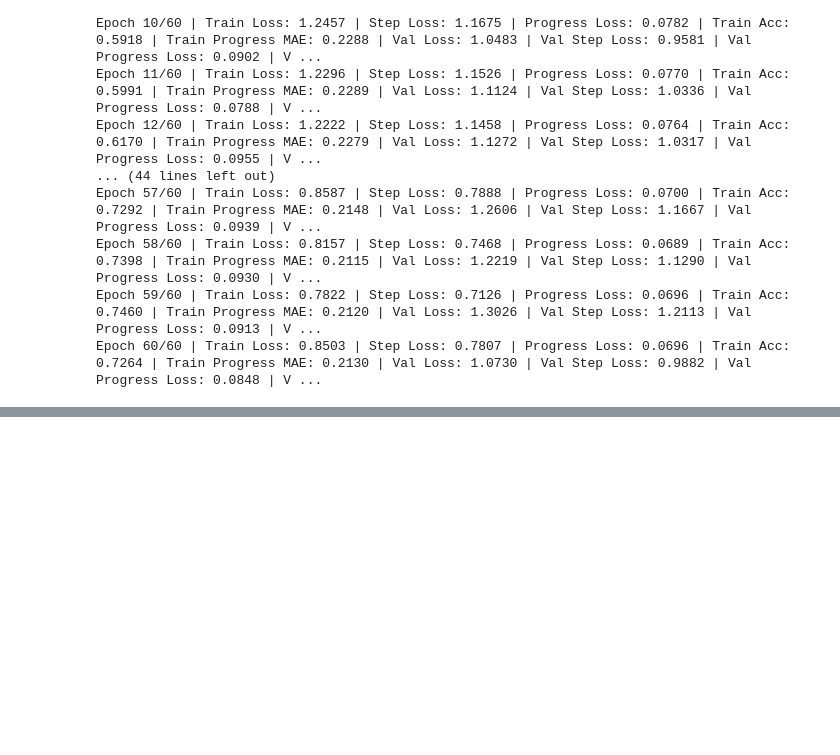
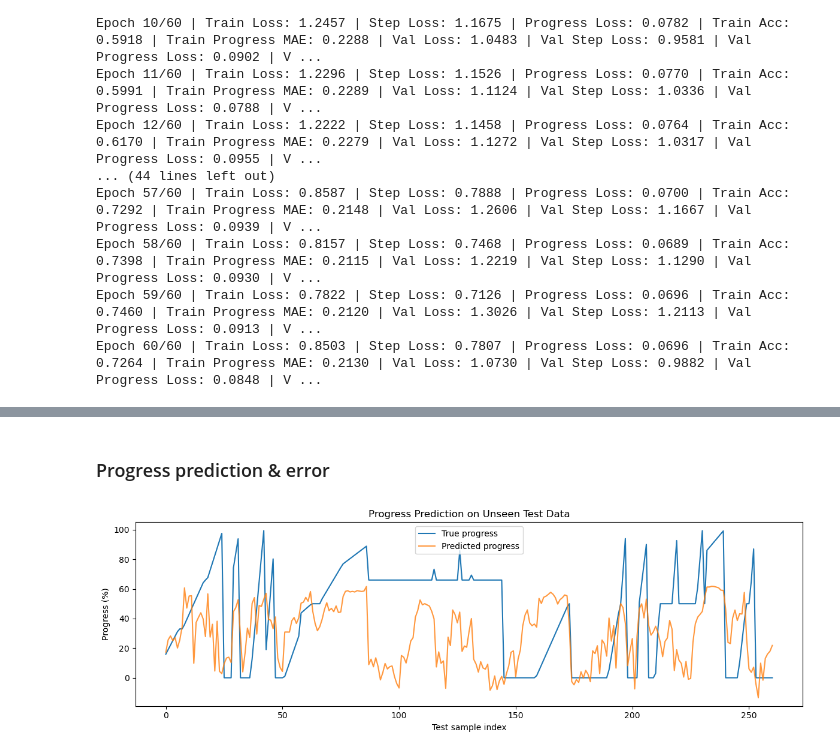
Before and after one commit to Lo122/LSTM_HRC, a Jupyter notebook: model_lstm/LSTM_train.ipynb, the cells around one changed output, grey strips where cells are left out. Saved outputs shown, nothing was run; the diff lists cells and outputs as text; code cells hidden in the pictures; blank space fills up the shorter version.

```diff
--- a/model_lstm/LSTM_train.ipynb
+++ b/model_lstm/LSTM_train.ipynb
@@ -443,0 +604,16 @@ Epoch 60/60 | Train Loss: 0.8503 | Step Loss: 0.7807 | Progress Loss: 0.0696 | T
+# %% [markdown]
+### Progress prediction & error
+# %%
+plt.figure(figsize=(12, 4))
+
+plt.plot(pred_df["true_progress"].values * 100, label="True progress")
+plt.plot(pred_df["pred_progress"].values * 100, label="Predicted progress", alpha=0.8)
+
+plt.xlabel("Test sample index")
+plt.ylabel("Progress (%)")
+plt.title("Progress Prediction on Unseen Test Data")
+plt.legend()
+plt.tight_layout()
+plt.show()
+# %% [output]
+[figure, added]
```
Also changed, not shown: parts of 29 cells of this notebook, 2 other files.
